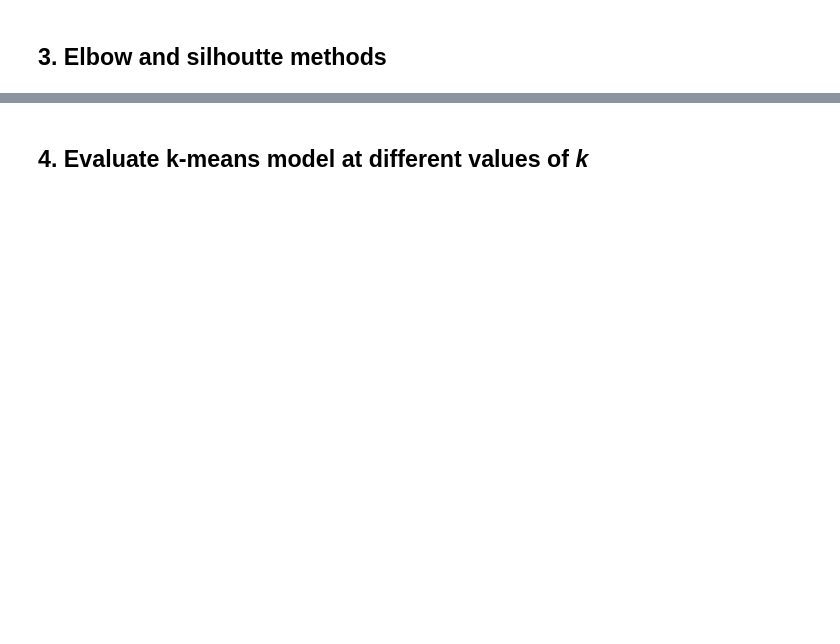
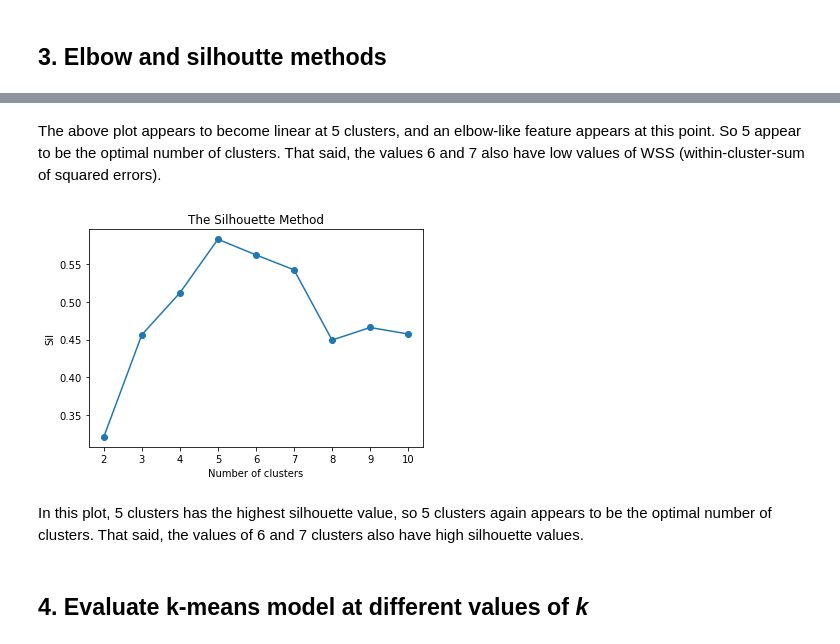
Before and after one commit to alexs178/LSE_DA_Turtle_Games_Analysis, a Jupyter notebook: Sewell_Alexander_DA301_Assignment_Notebook.ipynb, the cells around one changed output, grey strips where cells are left out. Cells and saved outputs as stored; diff of their text form; code cells hidden in the pictures; blank space fills up the shorter version.

```diff
--- a/Sewell_Alexander_DA301_Assignment_Notebook.ipynb
+++ b/Sewell_Alexander_DA301_Assignment_Notebook.ipynb
@@ -488,4 +599,33 @@ warnings.filterwarnings('ignore')
+# %% [markdown]
+The above plot appears to become linear at 5 clusters, and an elbow-like feature appears at this point. So 5 appear to be the optimal number of clusters. That said, the values 6 and 7 also have low values of WSS (within-cluster-sum of squared errors).
 # %%
 # Determine the number of clusters: Silhouette method.
+# Find the range of clusters to be used using silhouette method.
+sil = []
+kmax = 10
+
+for k in range(2, kmax+1):
+    kmeans_s = KMeans(n_clusters=k).fit(x)
+    labels = kmeans_s.labels_
+    sil.append(silhouette_score(x,
+                                labels,
+                                metric='euclidean'))
+
+# Plot the silhouette method.
+plt.plot(range(2, kmax+1),
+         sil,
+         marker='o')
+
+# Insert labels and title.
+plt.title("The Silhouette Method")
+plt.xlabel("Number of clusters")
+plt.ylabel("Sil")
+
+# View the Silhouette chart by using show() function.
+plt.show()
+# %% [output]
+[figure, added]
+# %% [markdown]
+In this plot, 5 clusters has the highest silhouette value, so 5 clusters again appears to be the optimal number of clusters. That said, the values of 6 and 7 clusters also have high silhouette values.
 # %% [markdown]
 ## 4. Evaluate k-means model at different values of *k*
```
Also changed, not shown: parts of 41 cells of this notebook.
